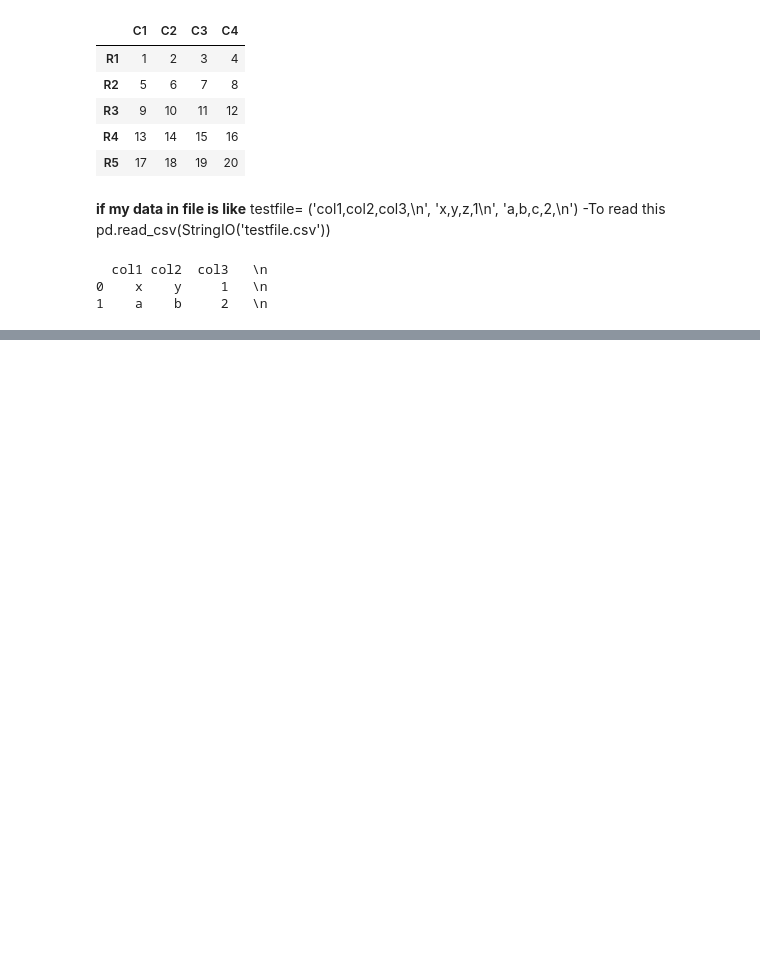
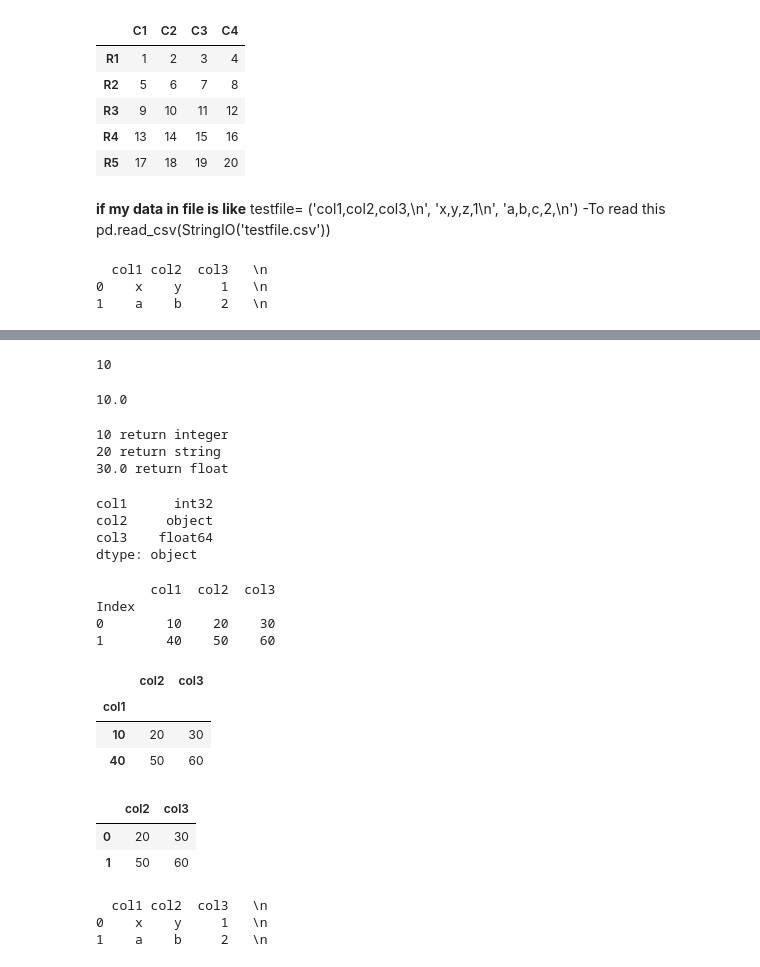
Before and after one commit to ChanchalNarang2024/Latest_Python_Repo, a Jupyter notebook: Pandas.ipynb, the cells around one changed output, grey strips where cells are left out. Drawn from its saved outputs; the diff is of its cells as text; code cells hidden in the pictures; blank space fills up the shorter version.

```diff
--- a/Pandas.ipynb
+++ b/Pandas.ipynb
@@ -249,0 +272,57 @@ print(df)
+# %%
+import pandas as pd
+import io
+df=pd.read_csv(io.StringIO('t3.csv').getvalue(),dtype=int) #converting df values to integer
+df.loc[0,'col1'] #return integer
+# %% [output]
+10
+# %%
+import pandas as pd
+import io
+df=pd.read_csv(io.StringIO('t3.csv').getvalue(),dtype=float) #converting df values to float
+df.loc[0,'col1'] #return float
+# %% [output]
+10.0
+# %%
+# settig datatype column wise
+import pandas as pd
+import io
+df=pd.read_csv(io.StringIO('t3.csv').getvalue(),dtype={'col1':int,'col2':str,'col3':float}) #converting df values to float
+print(df.loc[0,'col1'],'return integer')
+print(df.loc[0,'col2'],'return string')
+print(df.loc[0,'col3'],'return float')
+# %% [output]
+10 return integer
+20 return string
+30.0 return float
+# %%
+#to check type of all columns
+df.dtypes
+# %% [output]
+col1      int32
+col2     object
+col3    float64
+dtype: object
+# %%
+#setting index
+import pandas as pd
+from io import StringIO
+df=pd.read_csv(io.StringIO('t3.csv').getvalue())
+df.index.name='Index'
+print(df)
+# %% [output]
+       col1  col2  col3
+Index
+0        10    20    30
+1        40    50    60
+# %%
+#now lets make col1 as index
+import pandas as pd
+from io import StringIO
+df=pd.read_csv(io.StringIO('t3.csv').getvalue(),index_col=['col1'])
+df
+# %% [output]
+|  | col2 | col3 |
+| col1 |  |  |
+| 10 | 20 | 30 |
+| 40 | 50 | 60 |
@@ -249,0 +334,19 @@ print(df)
+# %%
+import pandas as pd
+from io import StringIO
+df=pd.read_csv(io.StringIO('t3.csv').getvalue(),index_col=False,usecols=['col2','col3'])
+df
+# %% [output]
+|  | col2 | col3 |
+| 0 | 20 | 30 |
+| 1 | 50 | 60 |
+# %%
+#without escape character showing in df same as in csv
+import pandas as pd
+from io import StringIO
+df=pd.read_csv(io.StringIO('test.csv').getvalue())
+print(df)
+# %% [output]
+  col1 col2  col3   \n
+0    x    y     1   \n
+1    a    b     2   \n
```
Also changed, not shown: parts of 24 cells of this notebook.
